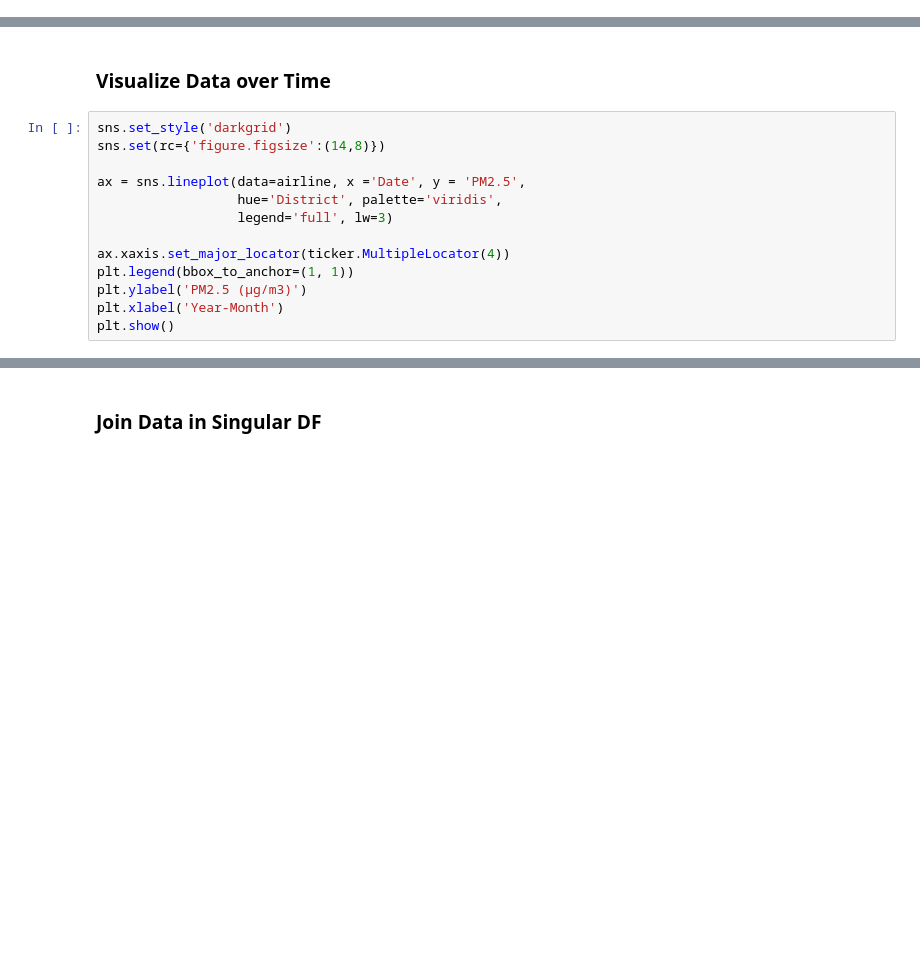
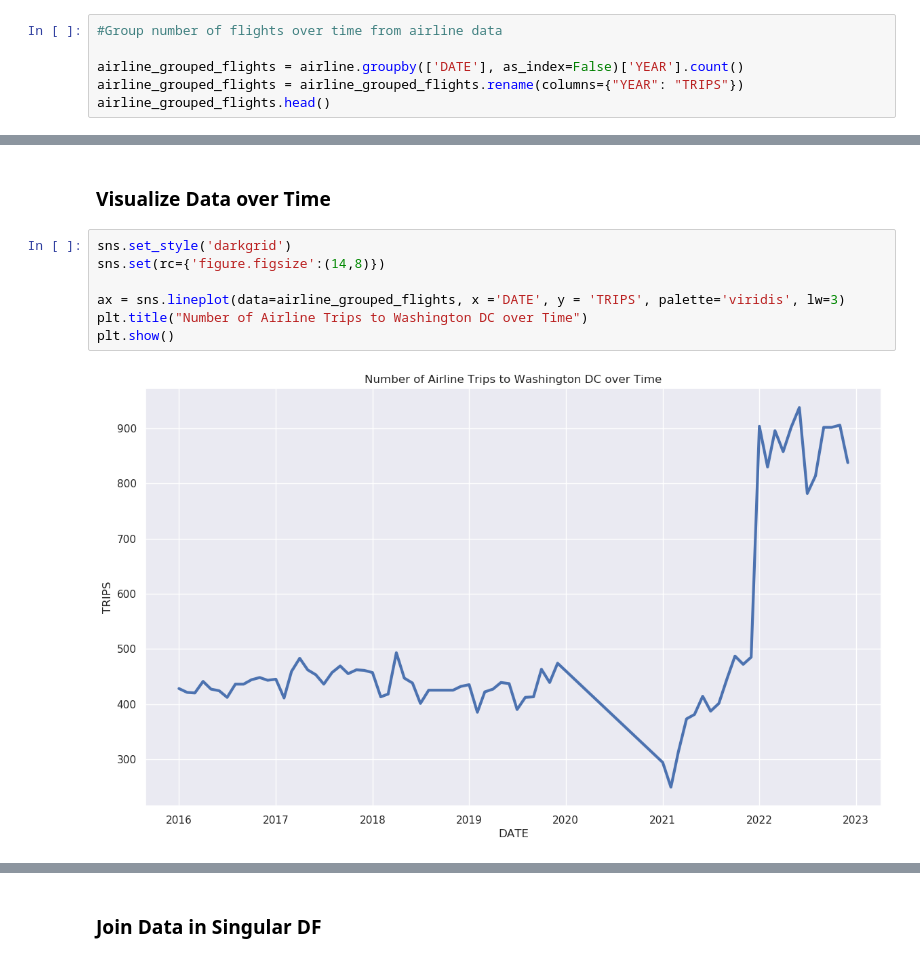
Before and after one commit to hdavis-sandiego/ADS508-Final, a Jupyter notebook: ads508project.ipynb, the cells around one changed output, grey strips where cells are left out. Cells and saved outputs as stored; diff of their text form; blank space fills up the shorter version.

Commit message:
added data visualizations

```diff
--- a/ads508project.ipynb
+++ b/ads508project.ipynb
@@ -222,2 +226,8 @@ tripsurvey['Date'] = pd.to_datetime(tripsurvey[['Year', 'Month']].assign(DAY=1))
 # %% [markdown]
 ### Group Data by Year and Month
+# %%
+#Group number of flights over time from airline data
+
+airline_grouped_flights = airline.groupby(['DATE'], as_index=False)['YEAR'].count()
+airline_grouped_flights = airline_grouped_flights.rename(columns={"YEAR": "TRIPS"})
+airline_grouped_flights.head()
@@ -226,13 +306,9 @@ tripsurvey['Date'] = pd.to_datetime(tripsurvey[['Year', 'Month']].assign(DAY=1))
 # %%
 sns.set_style('darkgrid')
 sns.set(rc={'figure.figsize':(14,8)})
 
-ax = sns.lineplot(data=airline, x ='Date', y = 'PM2.5',
-                  hue='District', palette='viridis',
-                  legend='full', lw=3)
-
-ax.xaxis.set_major_locator(ticker.MultipleLocator(4))
-plt.legend(bbox_to_anchor=(1, 1))
-plt.ylabel('PM2.5 (µg/m3)')
-plt.xlabel('Year-Month')
+ax = sns.lineplot(data=airline_grouped_flights, x ='DATE', y = 'TRIPS', palette='viridis', lw=3)
+plt.title("Number of Airline Trips to Washington DC over Time")
 plt.show()
+# %% [output]
+[figure, added]
```
Also changed, not shown: parts of 14 cells of this notebook.
